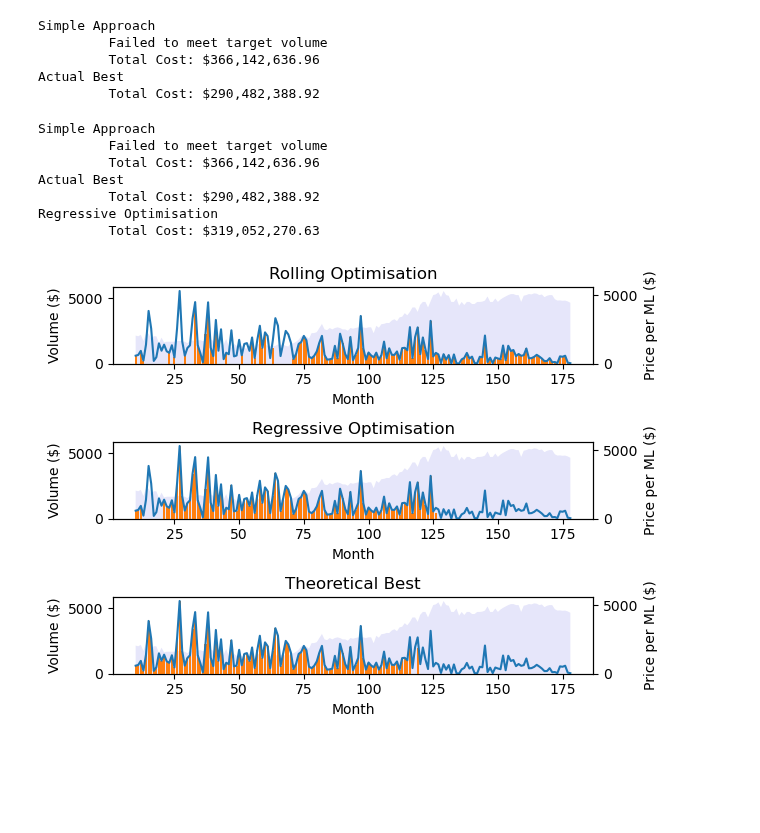
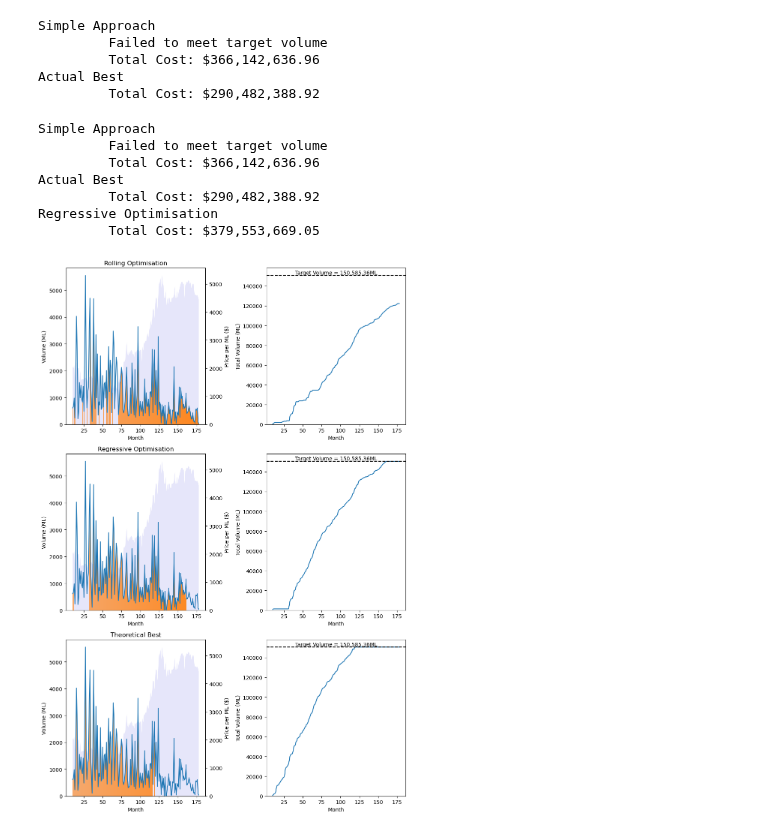
Before and after one commit to ELEN-Workshops-and-LDI/LDI-ML, a Jupyter notebook: Optimisation/RollingOptimisation.ipynb, the cells around one changed output. Drawn from its saved outputs; the diff is of its cells as text; code cells hidden in the pictures; blank space fills up the shorter version.

```diff
--- a/Optimisation/RollingOptimisation.ipynb
+++ b/Optimisation/RollingOptimisation.ipynb
@@ -17,6 +22,7 @@ df_vol = pd.read_csv(f"{fp}ARMA_output_Volume.csv", index_col=0)
 
 # Calculate Standard Deviation
 df['Std'] = (df.value - df.lower)/1.96
+df.loc[(df.lower==0)&(df.upper==0),'Std'] = 0
 # %%
 def price(t, x, start=None, seed=None):
     if start is None:
@@ -191,50 +230,67 @@ Actual Best
          Total Cost: $290,482,388.92
 # %%
 def plot_decisions(V,t, x, ax):
+    # Plot volume available against the volume purchased
     ax.plot(t, volume(t, x,max(df.start)), label="Volume available")
     ax.bar(t, V, color='C1', label="Volume purchased")
+
+    # Add price on secondary axis
     ax2= ax.twinx()
     ax2.fill_between(t, 0, price(t, x,max(df.start)), fc='lavender', zorder=0)
     ax.set_zorder(ax2.get_zorder()+1)
     ax.patch.set_visible(False)
+
+    # Formatting
     yl = ax2.get_ylim()
     ax2.set_ylim(0, yl[1])
     ax2.set_ylabel('Price per ML ($)')
-    ax.set_ylabel("Volume ($)")
+    ax.set_ylabel("Volume (ML)")
     ax.set_xlabel("Month")
+
+def plot_cumulative(V, t, x, tv, ax):
+    ax.plot(t, np.cumsum(V))
+    ax.axhline(tv, c='k', ls='--')
+    ax.text(np.mean(t), tv, f'Target Volume = {tv:,.2f}ML', va='bottom', ha='center')
+
+    ax.set_ylabel("Total Volume (ML)")
+    ax.set_xlabel("Month")
+
+    ax.set_ylim([0, None])
 # %%
 t = df.start.unique()[:-1] # Exclude last point to use as ground truth
 
 target_V = set_target_volume(t, x, ratio=0.8)
 V = run_receding(t, x, target_V)
 
 V_best = manual_receding(np.zeros_like(t, dtype=np.float64), t, start=max(df.start), target_V=target_V, x=x, stop_val=max(t)+1)
 report_outcome(V_best, t, x, tv=target_V, name="Actual Best")
 
-fig, ax = plt.subplots(3)
-ax[0].title.set_text("Rolling Optimisation")
-plot_decisions(V, t, x, ax[0])
+fig, ax = plt.subplots(3, 2, figsize=(10, 15))
+ax[0, 0].title.set_text("Rolling Optimisation")
+plot_decisions(V, t, x, ax[0, 0])
+plot_cumulative(V, t,x, target_V, ax[0, 1])
 
-target_V = set_target_volume(t, x, ratio=0.8)
 V = run_receding(t, x, target_V, func=regress, report_name="Regressive Optimisation")
-ax[1].title.set_text("Regressive Optimisation")
-plot_decisions(V, t, x, ax[1])
+ax[1, 0].title.set_text("Regressive Optimisation")
+plot_decisions(V, t, x, ax[1, 0])
+plot_cumulative(V, t,x, target_V, ax[1, 1])
 
-ax[2].title.set_text("Theoretical Best")
-plot_decisions(V_best, t, x, ax[2])
+ax[2, 0].title.set_text("Theoretical Best")
+plot_decisions(V_best, t, x, ax[2, 0])
+plot_cumulative(V_best, t,x, target_V, ax[2, 1])
 
 fig.tight_layout()
 
 fig.savefig("OptimisationResults.png", dpi=300)
 # %% [output]
 Simple Approach
          Failed to meet target volume
          Total Cost: $366,142,636.96
 Actual Best
          Total Cost: $290,482,388.92
 Regressive Optimisation
-         Total Cost: $319,052,270.63
+         Total Cost: $379,553,669.05
-[figure, old version]
+[figure, new version]
 # %%
 iterations = 10
 
```
Also changed, not shown: parts of 16 cells of this notebook, 3 other files.
